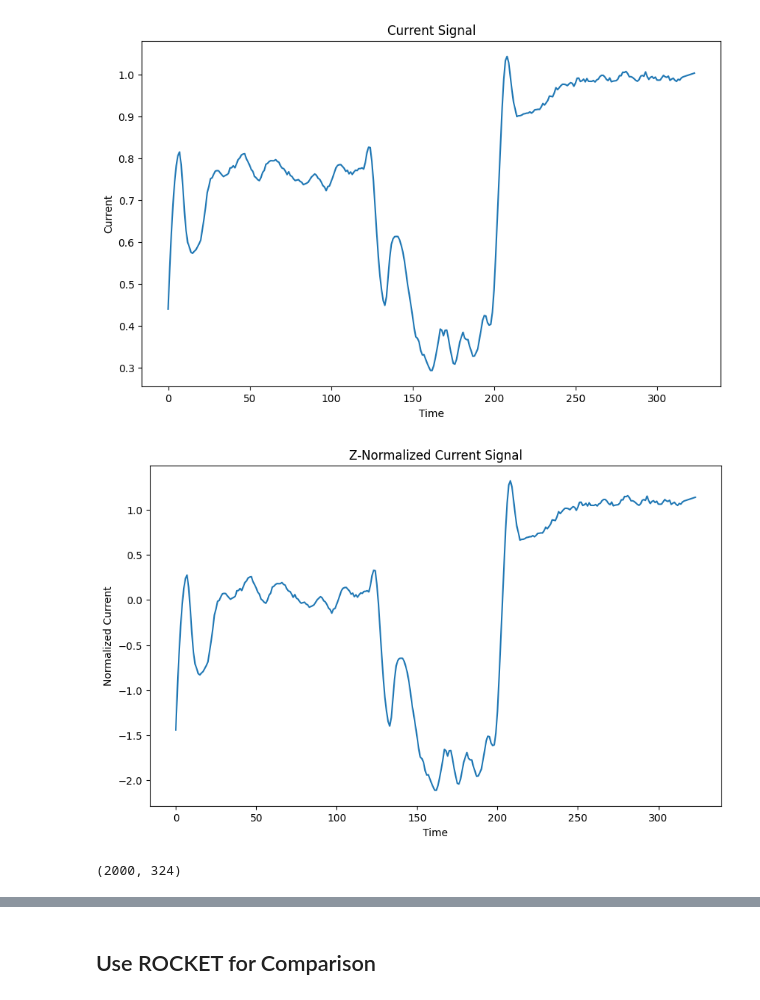
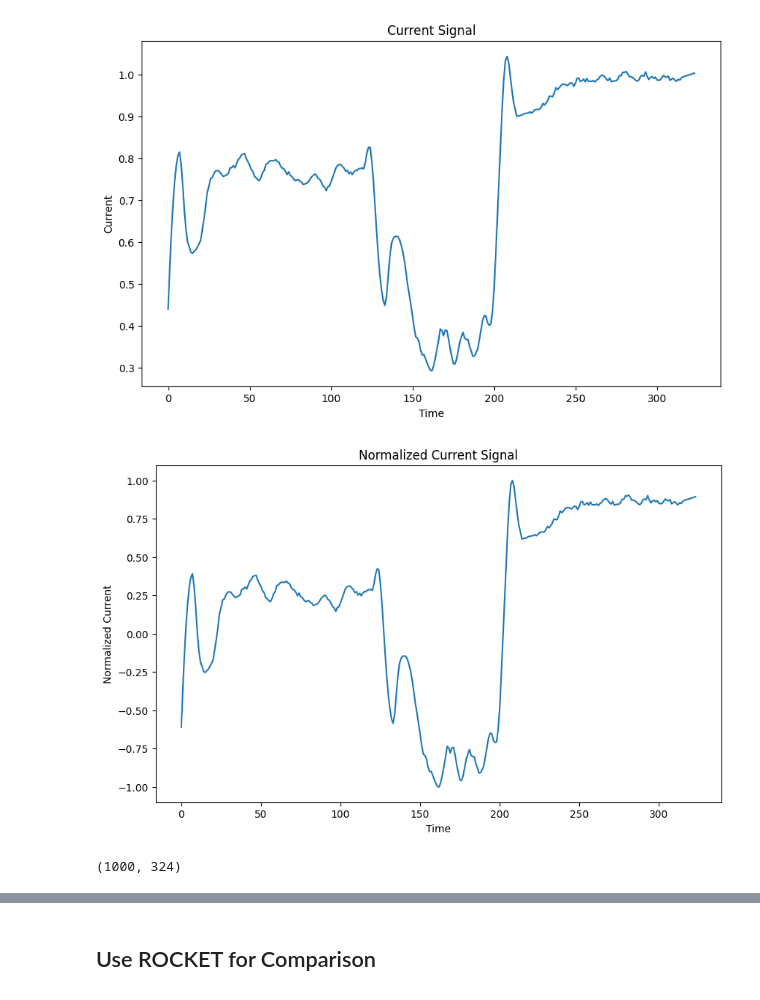
Before and after one commit to BlueAsuka/RAVEN, a Jupyter notebook: notebooks/raven_with_simpsons_integral.ipynb, the cells around one changed output, grey strips where cells are left out. Drawn from its saved outputs; the diff is of its cells as text; code cells hidden in the pictures.

```diff
--- a/notebooks/raven_with_simpsons_integral.ipynb
+++ b/notebooks/raven_with_simpsons_integral.ipynb
@@ -67,18 +68,17 @@ plt.show()
 # %% [output]
 [figure]
 # %%
-# Z-normalize the time series data
-z_normalized_X_20kg = (X_20kg - np.mean(X_20kg, axis=1, keepdims=True)) / np.std(X_20kg, axis=1, keepdims=True)
-z_normalized_X_40kg = (X_40kg - np.mean(X_40kg, axis=1, keepdims=True)) / np.std(X_40kg, axis=1, keepdims=True)
-z_normalized_X_m40kg = (X_m40kg - np.mean(X_m40kg, axis=1, keepdims=True)) / np.std(X_m40kg, axis=1, keepdims=True)
+minmax_X_20kg = 2 * (X_20kg - np.min(X_20kg, axis=1, keepdims=True)) / (np.max(X_20kg, axis=1, keepdims=True) - np.min(X_20kg, axis=1, keepdims=True)) - 1
+minmax_X_40kg = 2 * (X_40kg - np.min(X_40kg, axis=1, keepdims=True)) / (np.max(X_40kg, axis=1, keepdims=True) - np.min(X_40kg, axis=1, keepdims=True)) - 1
+minmax_X_m40kg = 2 * (X_m40kg - np.min(X_m40kg, axis=1, keepdims=True)) / (np.max(X_m40kg, axis=1, keepdims=True) - np.min(X_m40kg, axis=1, keepdims=True)) - 1
 # %%
 plt.figure(figsize=(10, 6))
-plt.plot(z_normalized_X_20kg[0])
+plt.plot(minmax_X_20kg[0])
 plt.xlabel('Time')
 plt.ylabel('Normalized Current')
-plt.title('Z-Normalized Current Signal')
+plt.title('Normalized Current Signal')
 plt.show()
 # %% [output]
-[figure, old version]
+[figure, new version]
 # %%
 lower_bound = 1   # Lower bound of the range (inclusive)
@@ -112,10 +112,10 @@ def simpsons_integral(x, y):
     integral *= h / 3
     return integral
 # %%
-coefficients, freqs = pywt.cwt(z_normalized_X_20kg[0], random_scales, wavelet, method='conv')
+coefficients, freqs = pywt.cwt(minmax_X_20kg[0], random_scales, wavelet, method='conv')
 coefficients.shape
 # %% [output]
-(2000, 324)
+(1000, 324)
 # %%
 x_arr = np.arange(0, len(coefficients[0]))
 x_arr = np.tile(x_arr, (coefficients.shape[0], 1))
```
Also changed, not shown: parts of 24 cells of this notebook.
